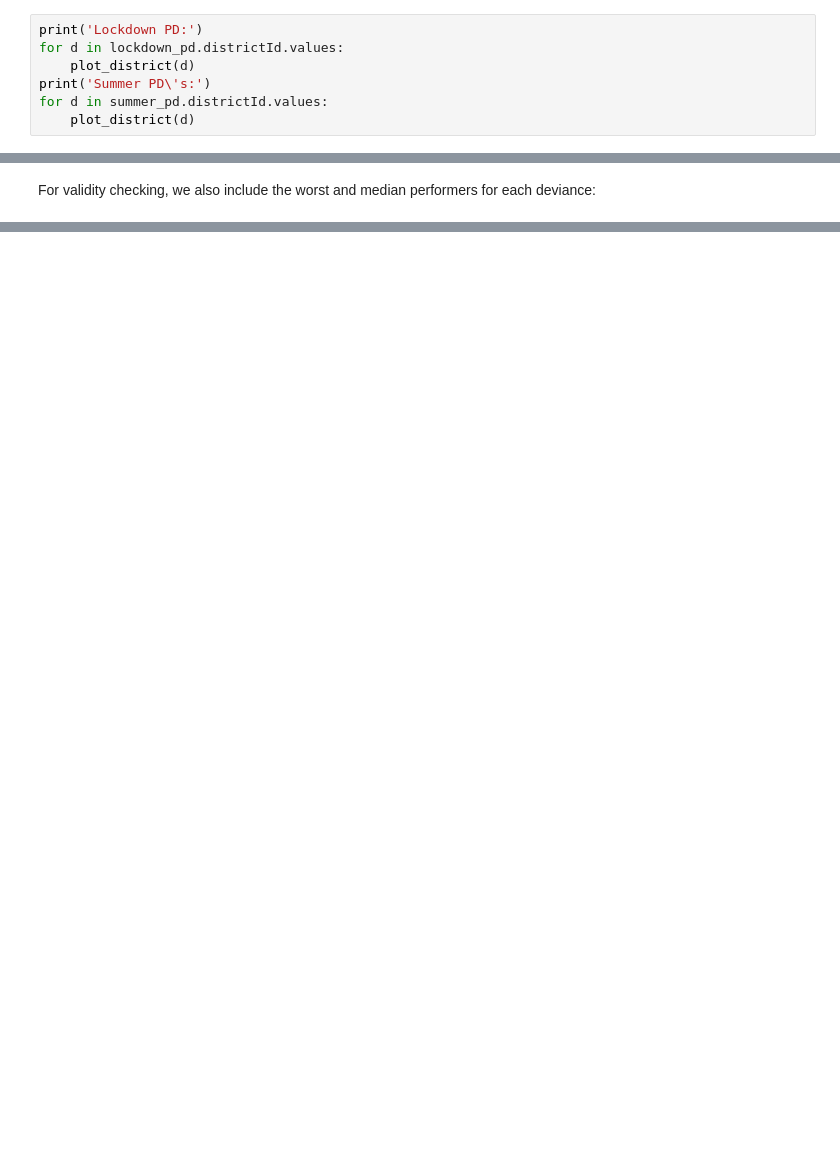
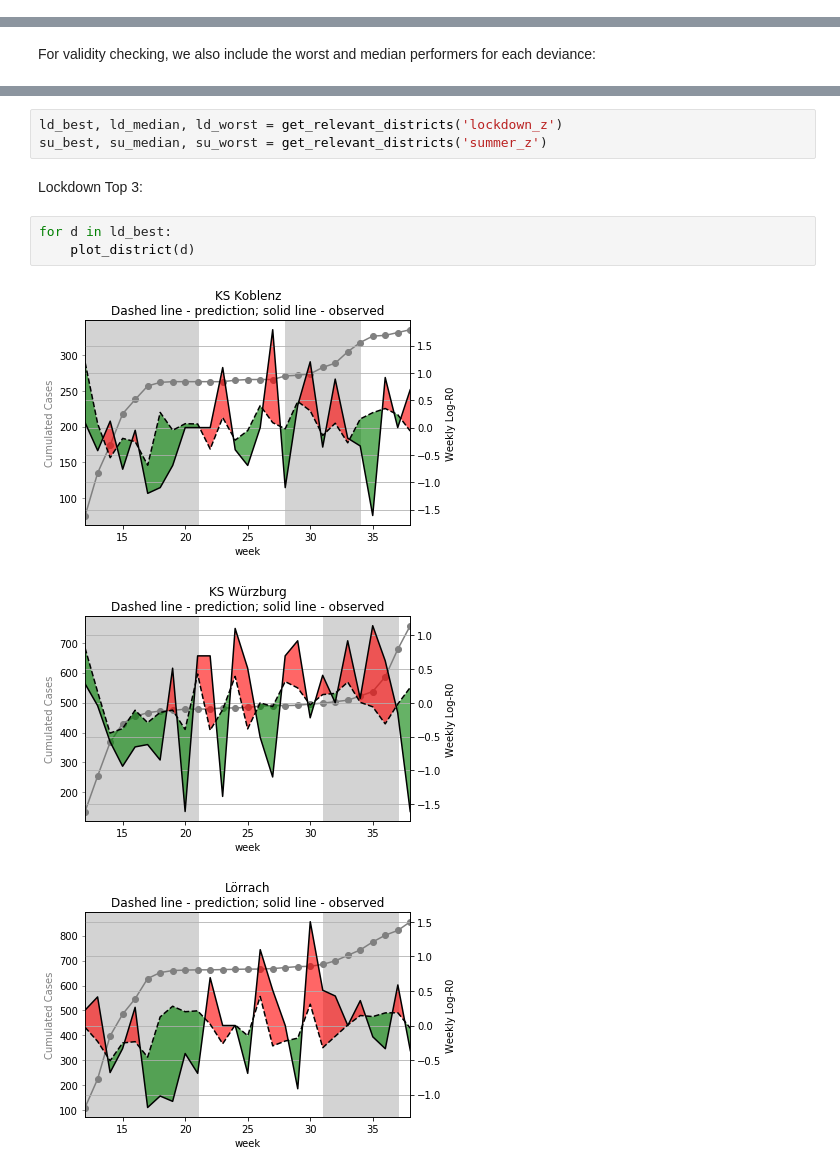
Before and after one commit to gizdatalab/Covid_DPPD, a Jupyter notebook: 06_deviance_analysis.ipynb, the cells around one changed output, grey strips where cells are left out. Cells and saved outputs as stored; diff of their text form; blank space fills up the shorter version.

```diff
--- a/06_deviance_analysis.ipynb
+++ b/06_deviance_analysis.ipynb
@@ -142,7 +136,0 @@ if NORMAL_ONLY:
-# %%
-print('Lockdown PD:')
-for d in lockdown_pd.districtId.values:
-    plot_district(d)
-print('Summer PD\'s:')
-for d in summer_pd.districtId.values:
-    plot_district(d)
@@ -170,0 +152,12 @@ medn_su = comparators('summer_z',worst=False)
+# %%
+ld_best, ld_median, ld_worst = get_relevant_districts('lockdown_z')
+su_best, su_median, su_worst = get_relevant_districts('summer_z')
+# %% [markdown]
+Lockdown Top 3:
+# %%
+for d in ld_best:
+    plot_district(d)
+# %% [output]
+[figure, added]
+[figure, added]
+[figure, added]
```
Also changed, not shown: parts of 45 cells of this notebook.
